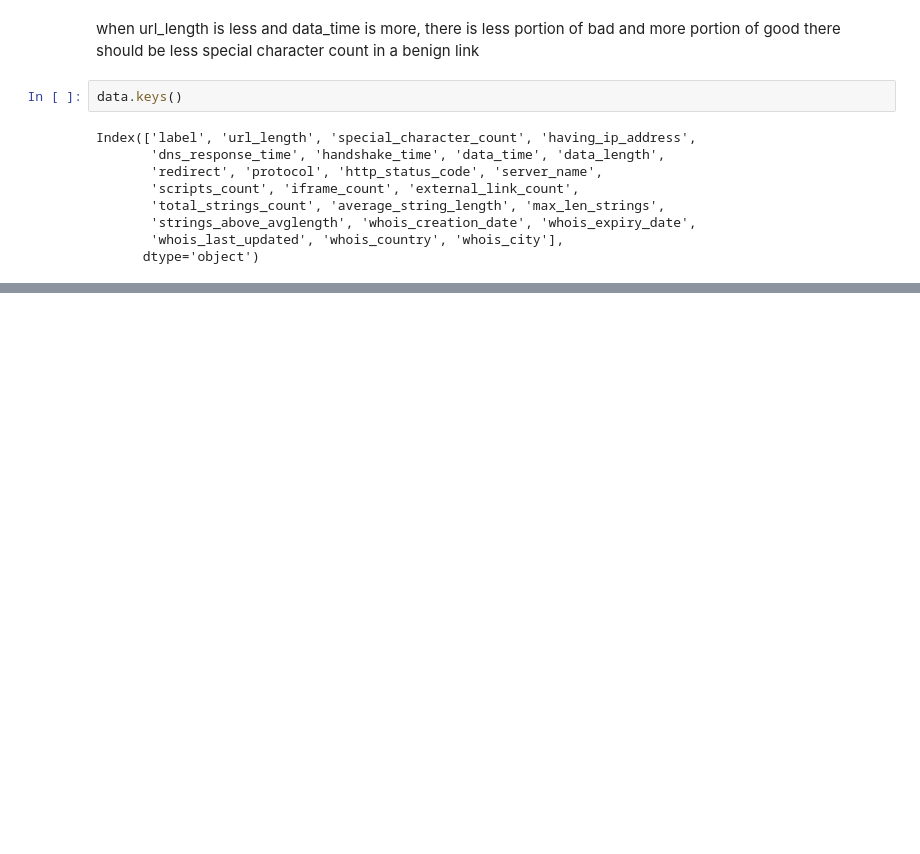
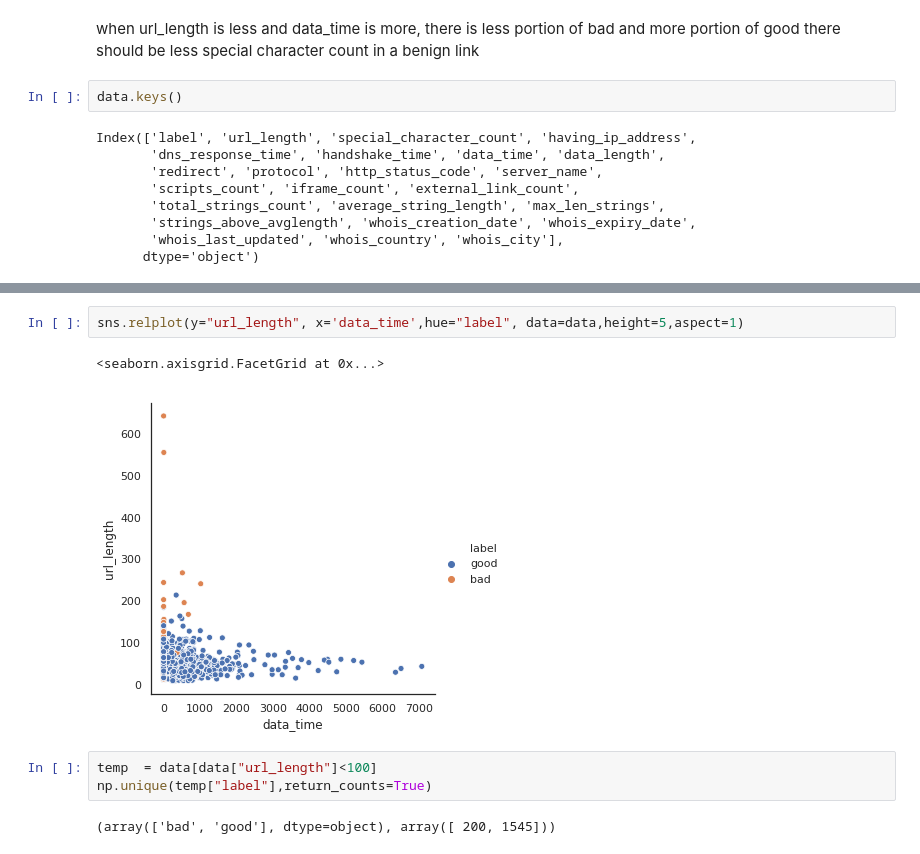
Before and after one commit to agarwal29796/fraud_page_detection, a Jupyter notebook: exploration.ipynb, the cells around one changed output, grey strips where cells are left out. Cells and saved outputs as stored; diff of their text form; blank space fills up the shorter version.

```diff
--- a/exploration.ipynb
+++ b/exploration.ipynb
@@ -336,0 +593,10 @@ sns.relplot(y="average_string_length", x='handshake_time',hue="label", data=data
+# %%
+sns.relplot(y="url_length", x='data_time',hue="label", data=data,height=5,aspect=1)
+# %% [output]
+<seaborn.axisgrid.FacetGrid at 0x...>
+[figure, added]
+# %%
+temp  = data[data["url_length"]<100]
+np.unique(temp["label"],return_counts=True)
+# %% [output]
+(array(['bad', 'good'], dtype=object), array([ 200, 1545]))
```
Also changed, not shown: parts of 17 cells of this notebook.
